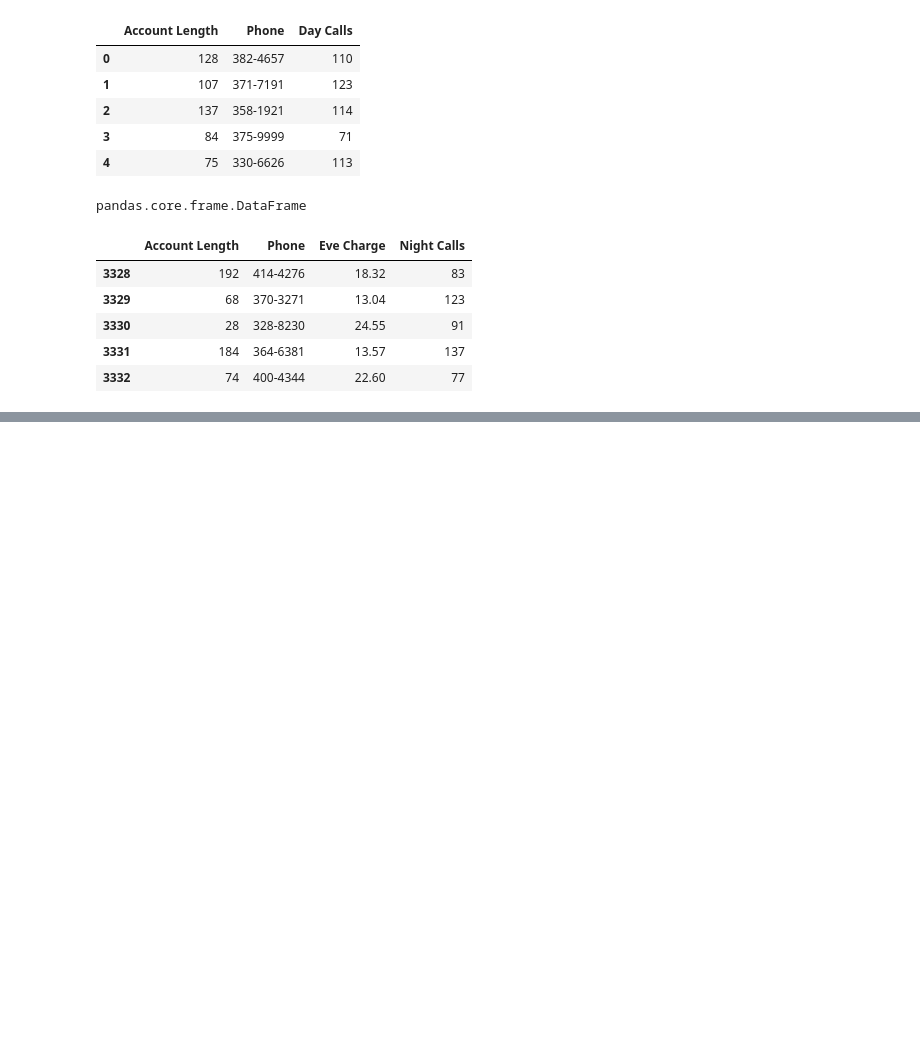
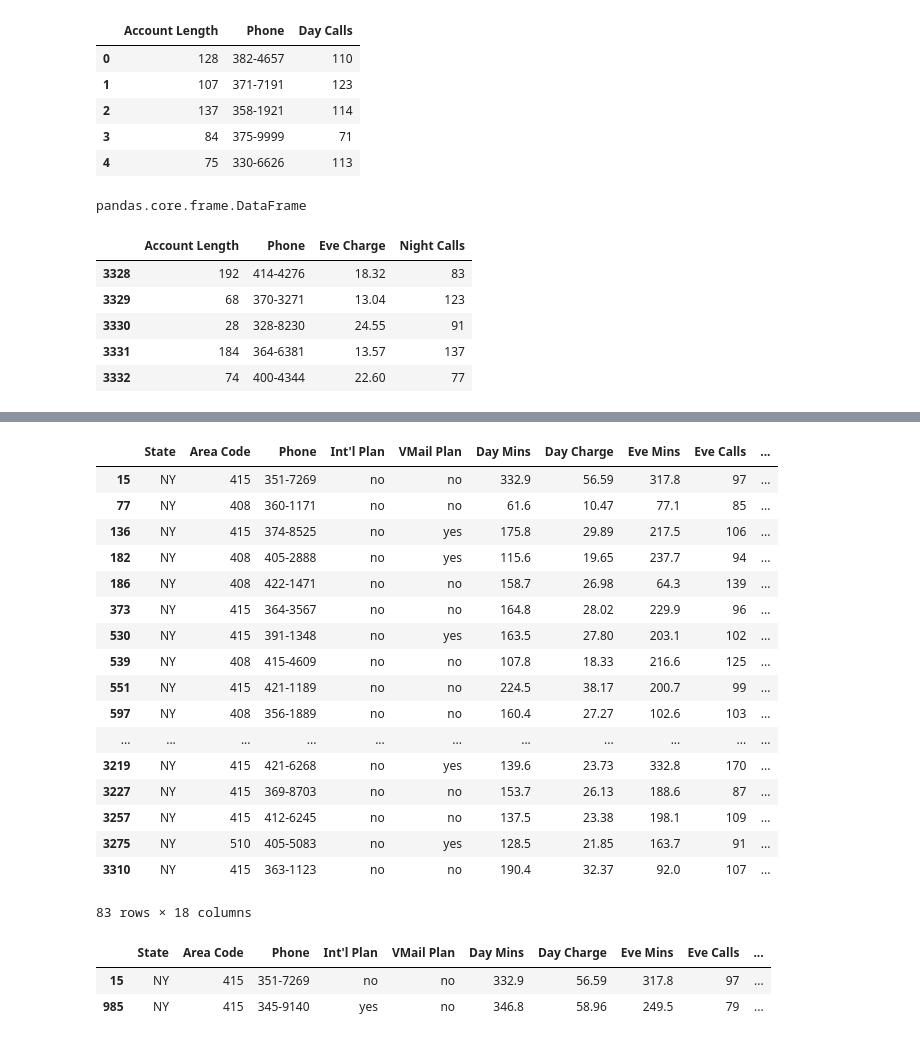
Before and after one commit to afoone/pruebas_ml_python, a Jupyter notebook: notebooks/mios/07. Data Wrangling.ipynb, the cells around one changed output, grey strips where cells are left out. Cells and saved outputs as stored; diff of their text form; code cells hidden in the pictures; blank space fills up the shorter version.

```diff
--- a/notebooks/mios/07. Data Wrangling.ipynb
+++ b/notebooks/mios/07. Data Wrangling.ipynb
@@ -43,0 +191,29 @@ subset2.tail()
+# %%
+# Vamos a seleccionar ahora usuarios de NYC
+df[df['State'] == 'NY']
+# %% [output]
+|  | State | Area Code | Phone | Int'l Plan | VMail Plan | Day Mins | Day Charge | Eve Mins | Eve Calls | ... |
+| 15 | NY | 415 | 351-7269 | no | no | 332.9 | 56.59 | 317.8 | 97 | ... |
+| 77 | NY | 408 | 360-1171 | no | no | 61.6 | 10.47 | 77.1 | 85 | ... |
+| 136 | NY | 415 | 374-8525 | no | yes | 175.8 | 29.89 | 217.5 | 106 | ... |
+| 182 | NY | 408 | 405-2888 | no | yes | 115.6 | 19.65 | 237.7 | 94 | ... |
+| 186 | NY | 408 | 422-1471 | no | no | 158.7 | 26.98 | 64.3 | 139 | ... |
+| 373 | NY | 415 | 364-3567 | no | no | 164.8 | 28.02 | 229.9 | 96 | ... |
+| 530 | NY | 415 | 391-1348 | no | yes | 163.5 | 27.80 | 203.1 | 102 | ... |
+| 539 | NY | 408 | 415-4609 | no | no | 107.8 | 18.33 | 216.6 | 125 | ... |
+| 551 | NY | 415 | 421-1189 | no | no | 224.5 | 38.17 | 200.7 | 99 | ... |
+| 597 | NY | 408 | 356-1889 | no | no | 160.4 | 27.27 | 102.6 | 103 | ... |
+| ... | ... | ... | ... | ... | ... | ... | ... | ... | ... | ... |
+| 3219 | NY | 415 | 421-6268 | no | yes | 139.6 | 23.73 | 332.8 | 170 | ... |
+| 3227 | NY | 415 | 369-8703 | no | no | 153.7 | 26.13 | 188.6 | 87 | ... |
+| 3257 | NY | 415 | 412-6245 | no | no | 137.5 | 23.38 | 198.1 | 109 | ... |
+| 3275 | NY | 510 | 405-5083 | no | yes | 128.5 | 21.85 | 163.7 | 91 | ... |
+| 3310 | NY | 415 | 363-1123 | no | no | 190.4 | 32.37 | 92.0 | 107 | ... |
+83 rows × 18 columns
+# %%
+# Condiciones de AND
+df[(df['State'] == "NY") & (df['Day Mins'] > 300)]
+# %% [output]
+|  | State | Area Code | Phone | Int'l Plan | VMail Plan | Day Mins | Day Charge | Eve Mins | Eve Calls | ... |
+| 15 | NY | 415 | 351-7269 | no | no | 332.9 | 56.59 | 317.8 | 97 | ... |
+| 985 | NY | 415 | 345-9140 | yes | no | 346.8 | 58.96 | 249.5 | 79 | ... |
```
Also changed, not shown: parts of 11 cells of this notebook.
